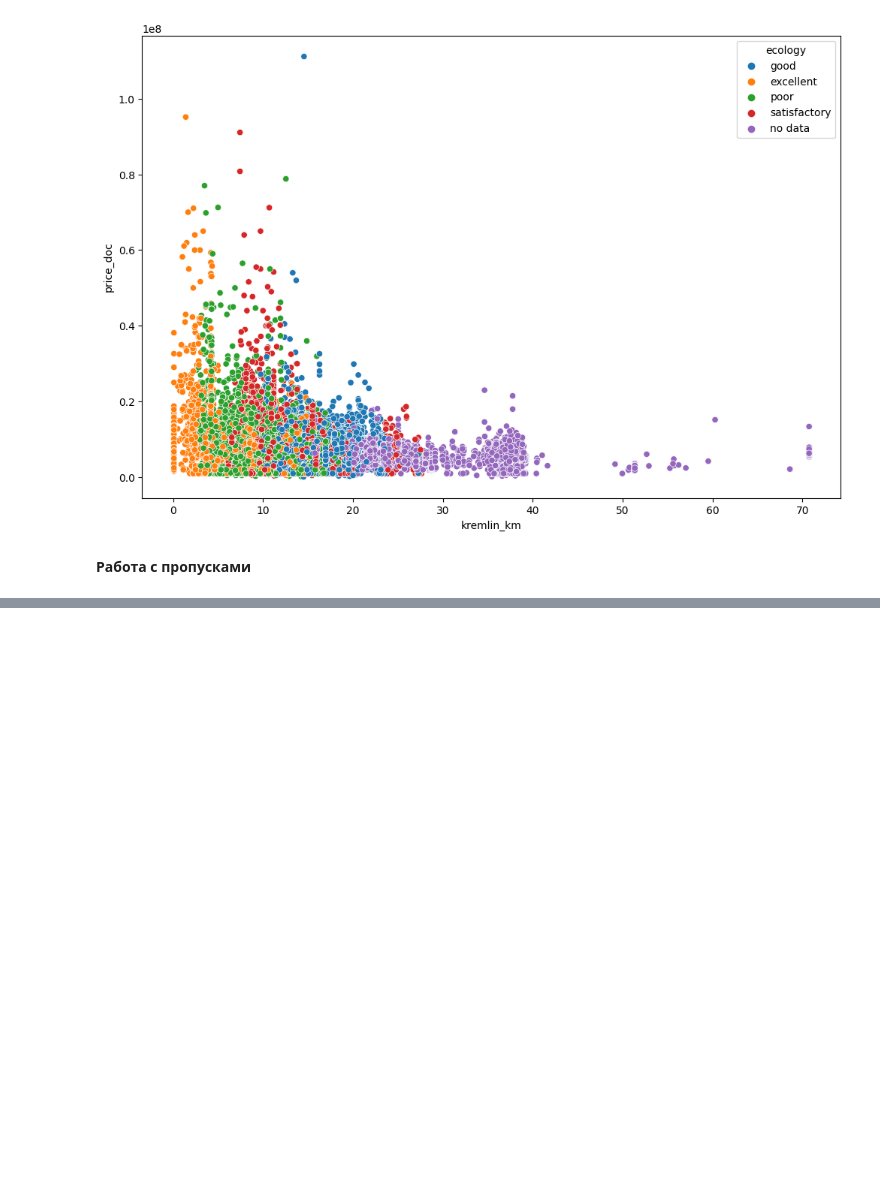
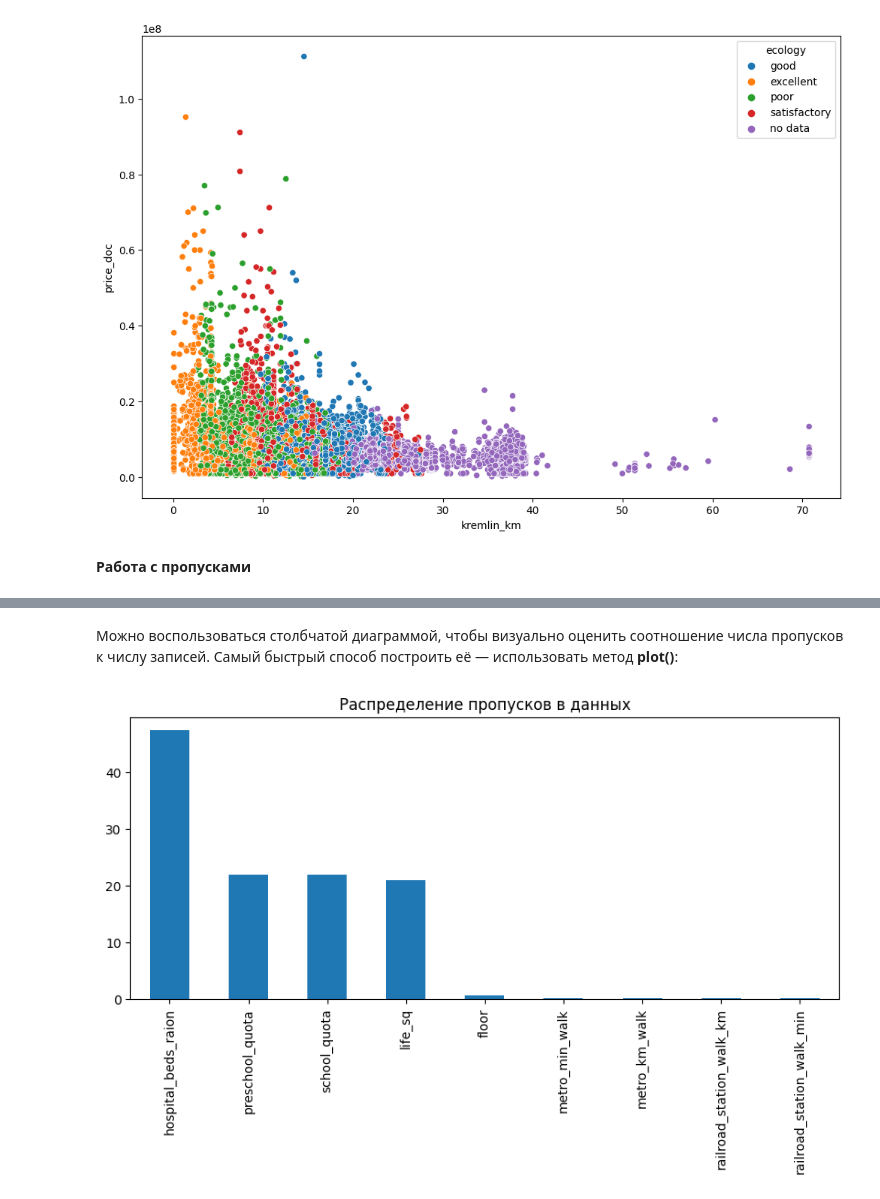
Before and after one commit to MaximZhambalov/SF_Tasks, a Jupyter notebook: PYTHON14-CLEANING/python14-notes.ipynb, the cells around one changed output, grey strips where cells are left out. Drawn from its saved outputs; the diff is of its cells as text; code cells hidden in the pictures; blank space fills up the shorter version.

```diff
--- a/PYTHON14-CLEANING/python14-notes.ipynb
+++ b/PYTHON14-CLEANING/python14-notes.ipynb
@@ -60,0 +77,4 @@ s_plot = sns.scatterplot(
+# %%
+cols_null_percent = sber_data.isnull().mean() * 100
+cols_with_null = cols_null_percent[cols_null_percent>0].sort_values(ascending=False)
+display(cols_with_null)
@@ -60,0 +92,10 @@ s_plot = sns.scatterplot(
+# %% [markdown]
+Можно воспользоваться столбчатой диаграммой, чтобы визуально оценить соотношение числа пропусков к числу записей. Самый быстрый способ построить её — использовать метод **plot()**:
+# %%
+cols_with_null.plot(
+    kind='bar',
+    figsize=(10, 4),
+    title='Распределение пропусков в данных'
+);
+# %% [output]
+[figure, added]
```
Also changed, not shown: parts of 175 cells of this notebook, 4 other files.
